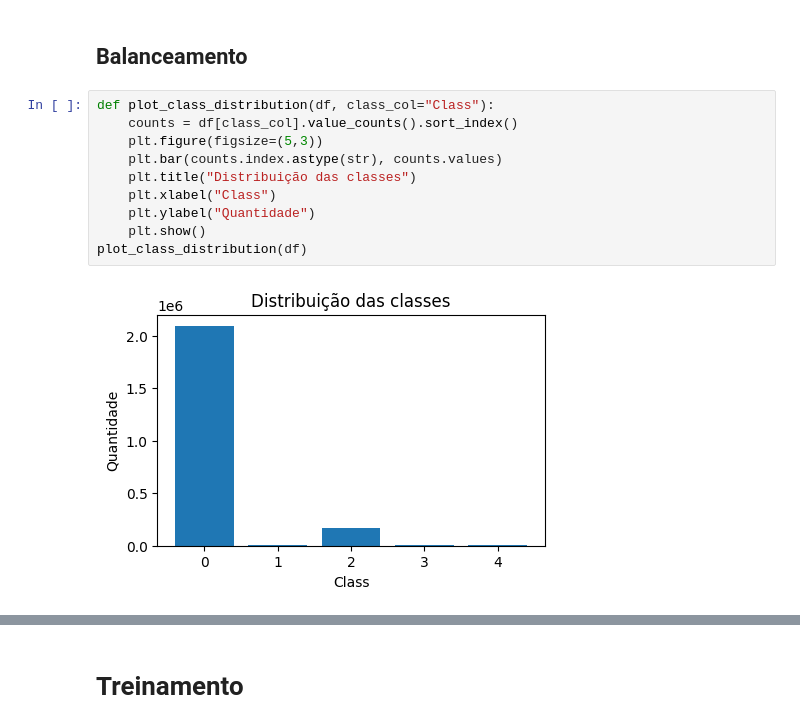
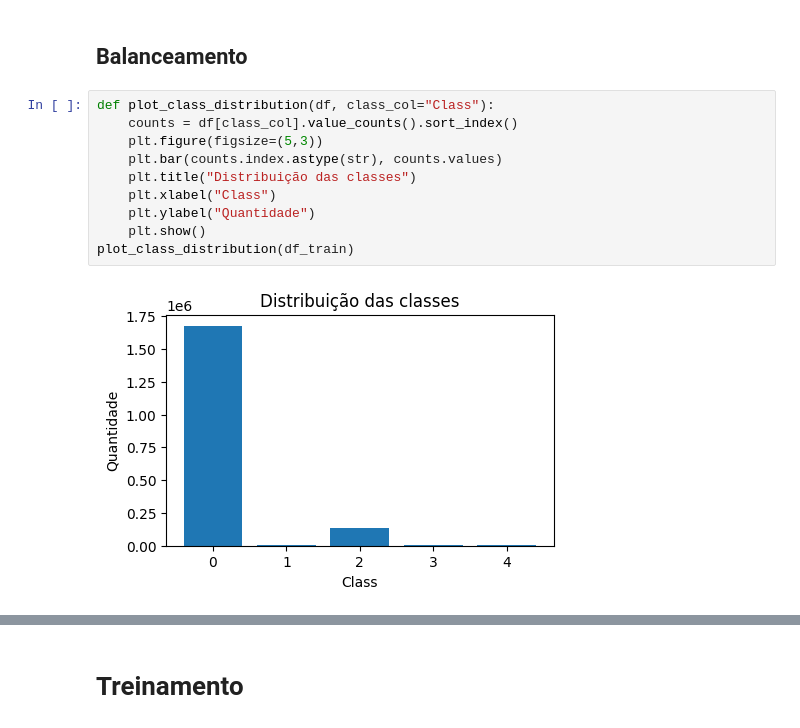
Before and after one commit to AlfredoLSN/Suricata_ML, a Jupyter notebook: main copy.ipynb, the cells around one changed output, grey strips where cells are left out. Cells and saved outputs as stored; diff of their text form.

```diff
--- a/main copy.ipynb
+++ b/main copy.ipynb
@@ -184,13 +170,13 @@ df_train, df_test = train_test_split(df, test_size=0.20, random_state=42, strati
 # %%
 def plot_class_distribution(df, class_col="Class"):
     counts = df[class_col].value_counts().sort_index()
     plt.figure(figsize=(5,3))
     plt.bar(counts.index.astype(str), counts.values)
     plt.title("Distribuição das classes")
     plt.xlabel("Class")
     plt.ylabel("Quantidade")
     plt.show()
-plot_class_distribution(df)
+plot_class_distribution(df_train)
 # %% [output]
-[figure, old version]
+[figure, new version]
 # %%
```
Also changed, not shown: parts of 17 cells of this notebook, 1 other file.
